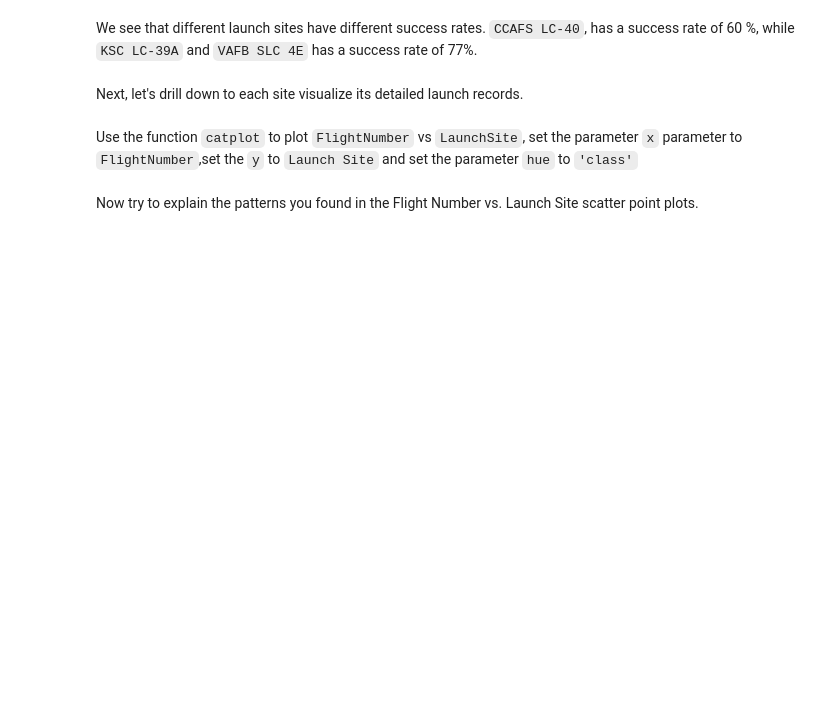
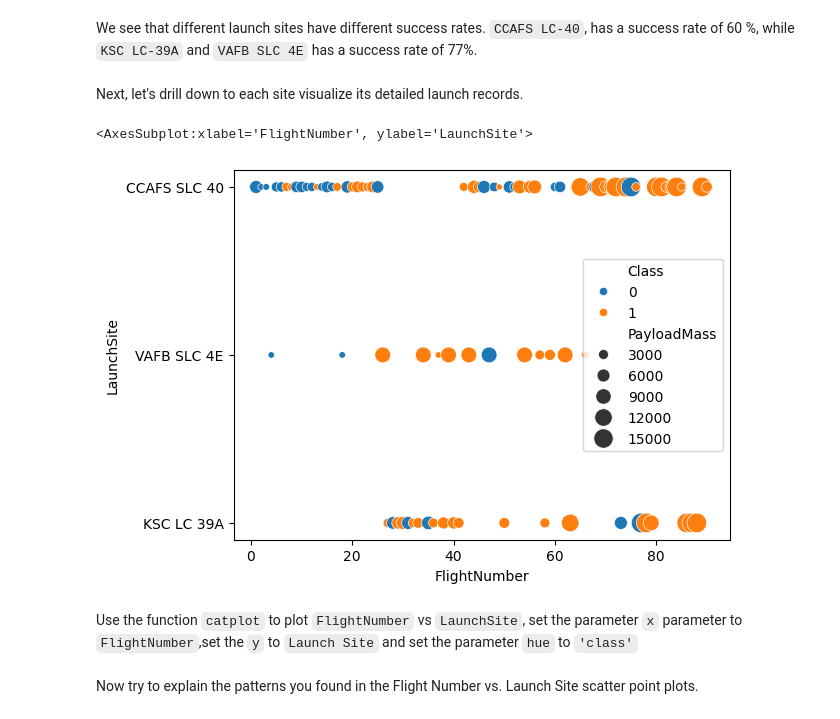
Before and after one commit to olawalejuwonm/AI-ENGINEERING, a Jupyter notebook: DATA SCIENCE/jupyter-labs-eda-dataviz.ipynb.jupyterlite.ipynb, the cells around one changed output. Saved outputs shown, nothing was run; the diff lists cells and outputs as text; code cells hidden in the pictures; blank space fills up the shorter version.

```diff
--- a/DATA SCIENCE/jupyter-labs-eda-dataviz.ipynb.jupyterlite.ipynb
+++ b/DATA SCIENCE/jupyter-labs-eda-dataviz.ipynb.jupyterlite.ipynb
@@ -77,7 +86,10 @@ We see that different launch sites have different success rates.  <code>CCAFS LC
 Next, let's drill down to each site visualize its detailed launch records.
 # %%
 ### TASK 1: Visualize the relationship between Flight Number and Launch Site
-sns.scatterplot(data=df, x="FlightNumber", y="LaunchSite", hue="Class", size="PayloadMass", sizes=(20, 200),)
+sns.scatterplot(data=df, x="FlightNumber", y="LaunchSite", hue="Class", size="PayloadMass", sizes=(20, 200))
+# %% [output]
+<AxesSubplot:xlabel='FlightNumber', ylabel='LaunchSite'>
+[figure, added]
 # %% [markdown]
 Use the function <code>catplot</code> to plot <code>FlightNumber</code> vs <code>LaunchSite</code>, set the  parameter <code>x</code>  parameter to <code>FlightNumber</code>,set the  <code>y</code> to <code>Launch Site</code> and set the parameter <code>hue</code> to <code>'class'</code>
 # %%
```
Also changed, not shown: parts of 21 cells of this notebook, 1 other file.
